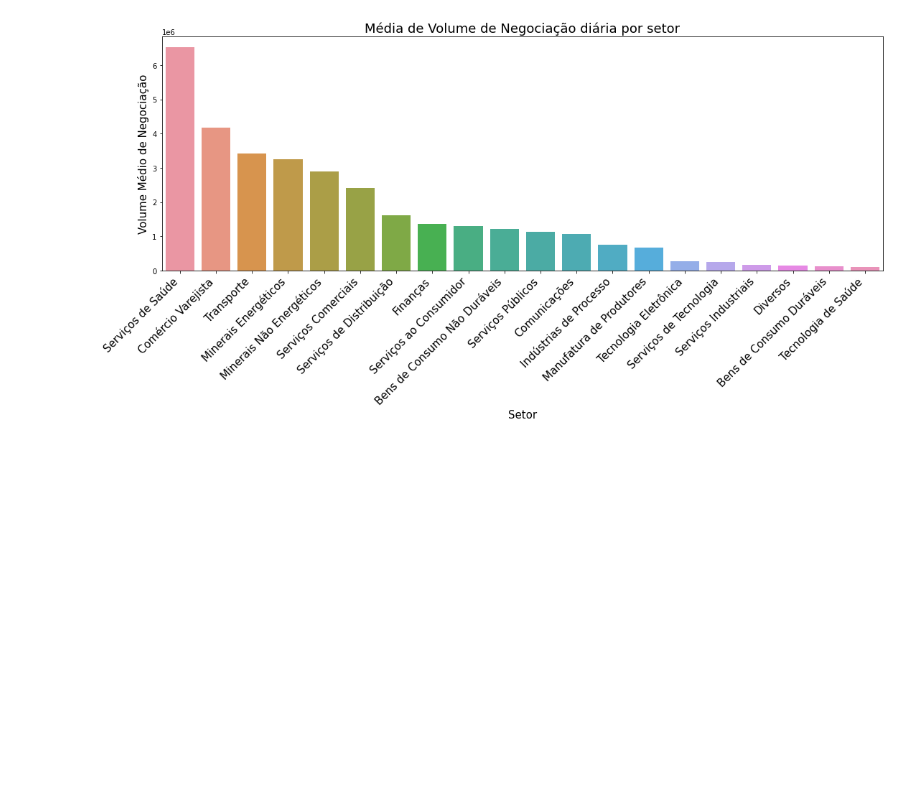
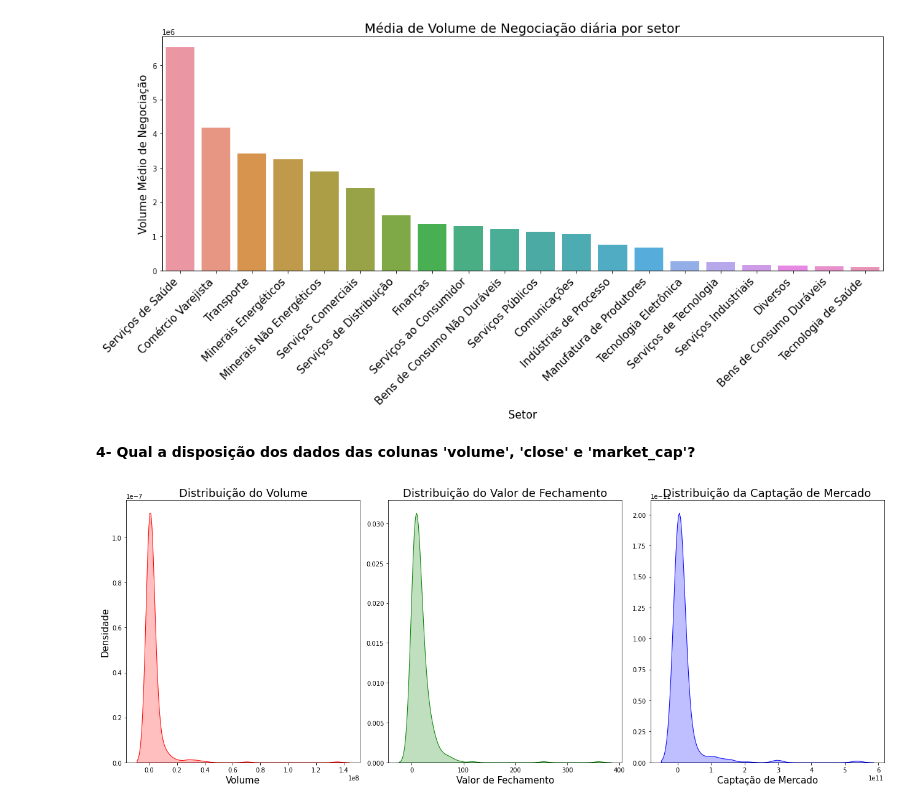
Before and after one commit to MateusNaza/Analise_de_acoes_com_bibliotecas_python, a Jupyter notebook: Requisição API usando Pandas.ipynb, the cells around one changed output. Drawn from its saved outputs; the diff is of its cells as text; code cells hidden in the pictures; blank space fills up the shorter version.

Commit message:
UP: 7- Distribuição de valores por colunas

```diff
--- a/Requisição API usando Pandas.ipynb
+++ b/Requisição API usando Pandas.ipynb
@@ -138,3 +136,29 @@ plt.title('Média de Volume de Negociação diária por setor', fontsize=18)
 plt.show()
 # %% [output]
 [figure]
+# %% [markdown]
+**4- Qual a disposição dos dados das colunas 'volume', 'close' e 'market_cap'?**
+# %%
+df_clean = df[(df['type'] == 'acao')]
+
+fig, axes = plt.subplots(1, 3, figsize=(18, 7))
+
+sns.kdeplot(data=df_clean['volume'], shade=True, color='r', ax=axes[0])
+axes[0].set_title('Distribuição do Volume', fontsize=18)
+axes[0].set_xlabel('Volume', fontsize=15)
+axes[0].set_ylabel('Densidade', fontsize=15)
+
+sns.kdeplot(data=df_clean['close'], shade=True, color='g', ax=axes[1])
+axes[1].set_title('Distribuição do Valor de Fechamento', fontsize=18)
+axes[1].set_xlabel('Valor de Fechamento', fontsize=15)
+axes[1].set_ylabel('')
+
+sns.kdeplot(data=df_clean['market_cap'], shade=True, color='b', ax=axes[2])
+axes[2].set_title('Distribuição da Captação de Mercado', fontsize=18)
+axes[2].set_xlabel('Captação de Mercado', fontsize=15)
+axes[2].set_ylabel('')
+
+plt.tight_layout()
+plt.show()
+# %% [output]
+[figure, added]
```
Also changed, not shown: parts of 2 cells of this notebook.
